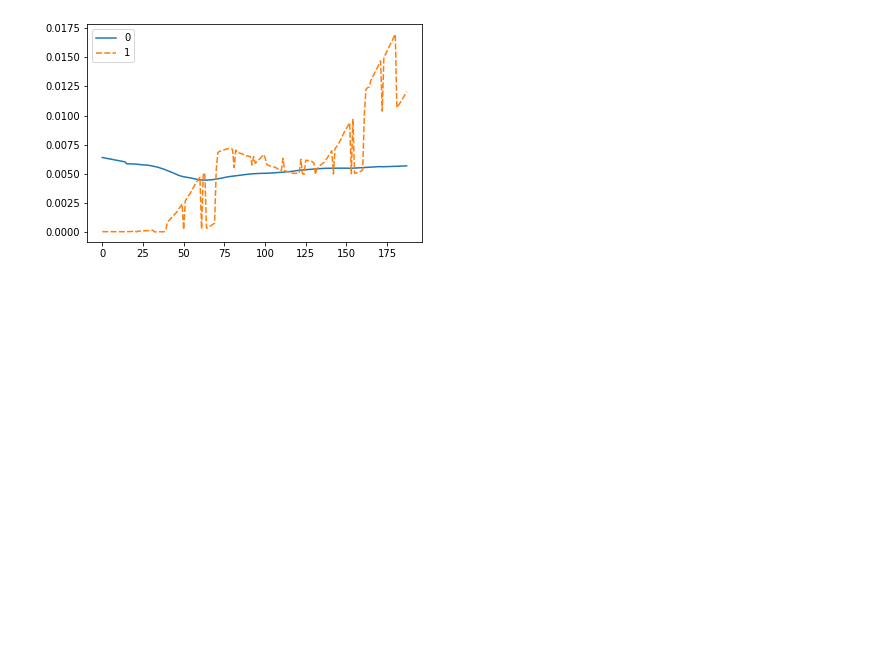
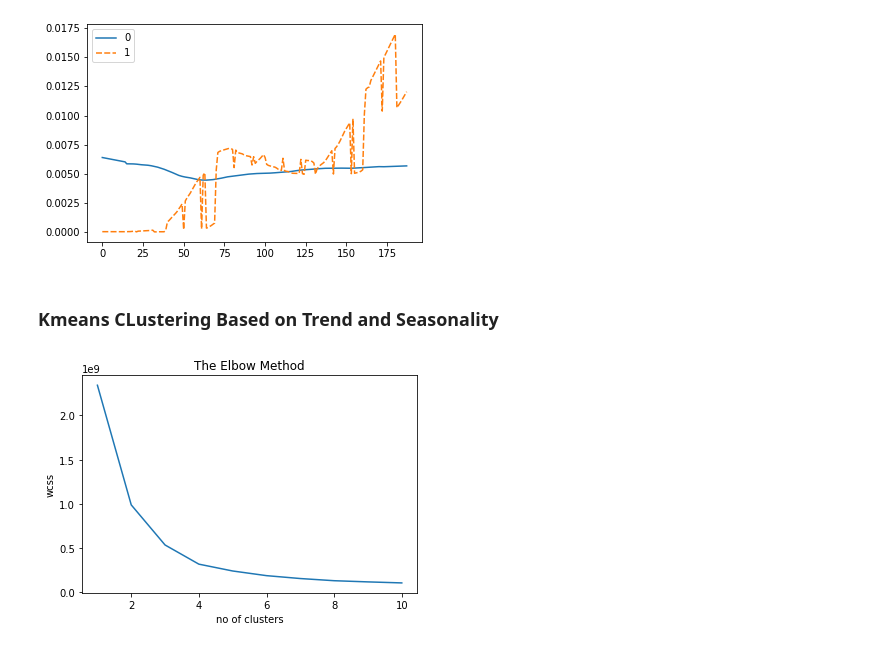
Before and after one commit to gandhimonil9823/Covid_Stock_Analysis, a Jupyter notebook: Covid_Stock.ipynb, the cells around one changed output. Drawn from its saved outputs; the diff is of its cells as text; code cells hidden in the pictures; blank space fills up the shorter version.

```diff
--- a/Covid_Stock.ipynb
+++ b/Covid_Stock.ipynb
@@ -763,3 +763,5 @@ df_norm
 | 187 | 0.005680 | 0.012042 |
 188 rows × 2 columns
 [figure]
+# %% [markdown]
+### Kmeans CLustering Based on Trend and Seasonality
@@ -765,0 +770,20 @@ df_norm
+# %%
+trend_seasonality_df_compressed = trend_seasonality_df[["Combined_Key", "Trend", "Seasonal"]]
+# %%
+X= trend_seasonality_df_compressed.iloc[:, [1,2]].values
+# %%
+from sklearn.cluster import KMeans
+kmeans_inertia=[]
+
+for i in range(1,11):
+    kmeans = KMeans(n_clusters= i, init='k-means++', random_state=0)
+    kmeans.fit(X)
+    kmeans_inertia.append(kmeans.inertia_)
+# %%
+plt.plot(range(1,11), kmeans_inertia)
+plt.title('The Elbow Method')
+plt.xlabel('no of clusters')
+plt.ylabel('wcss')
+plt.show()
+# %% [output]
+[figure, added]
```
Also changed, not shown: parts of 4 cells of this notebook.
